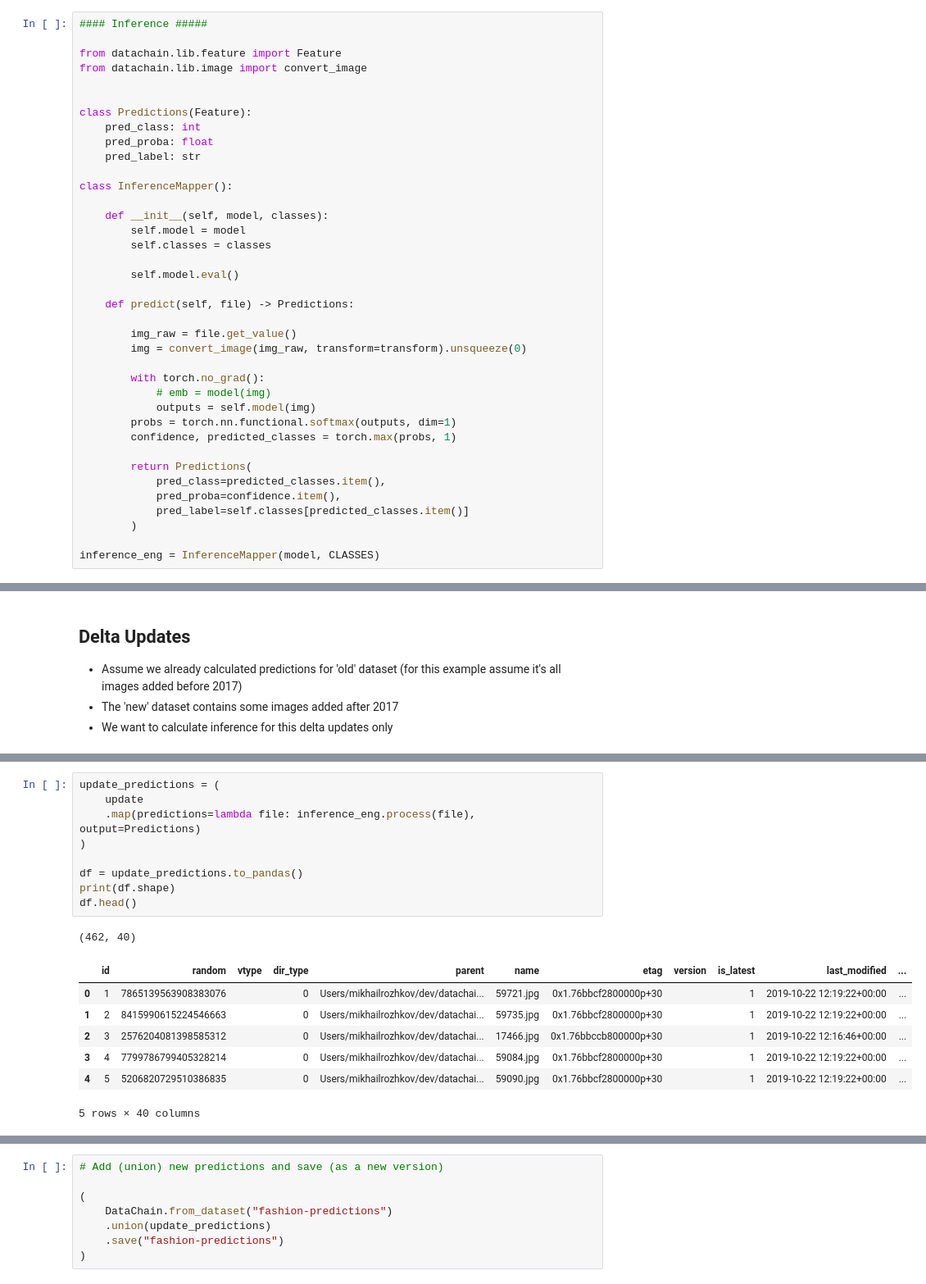
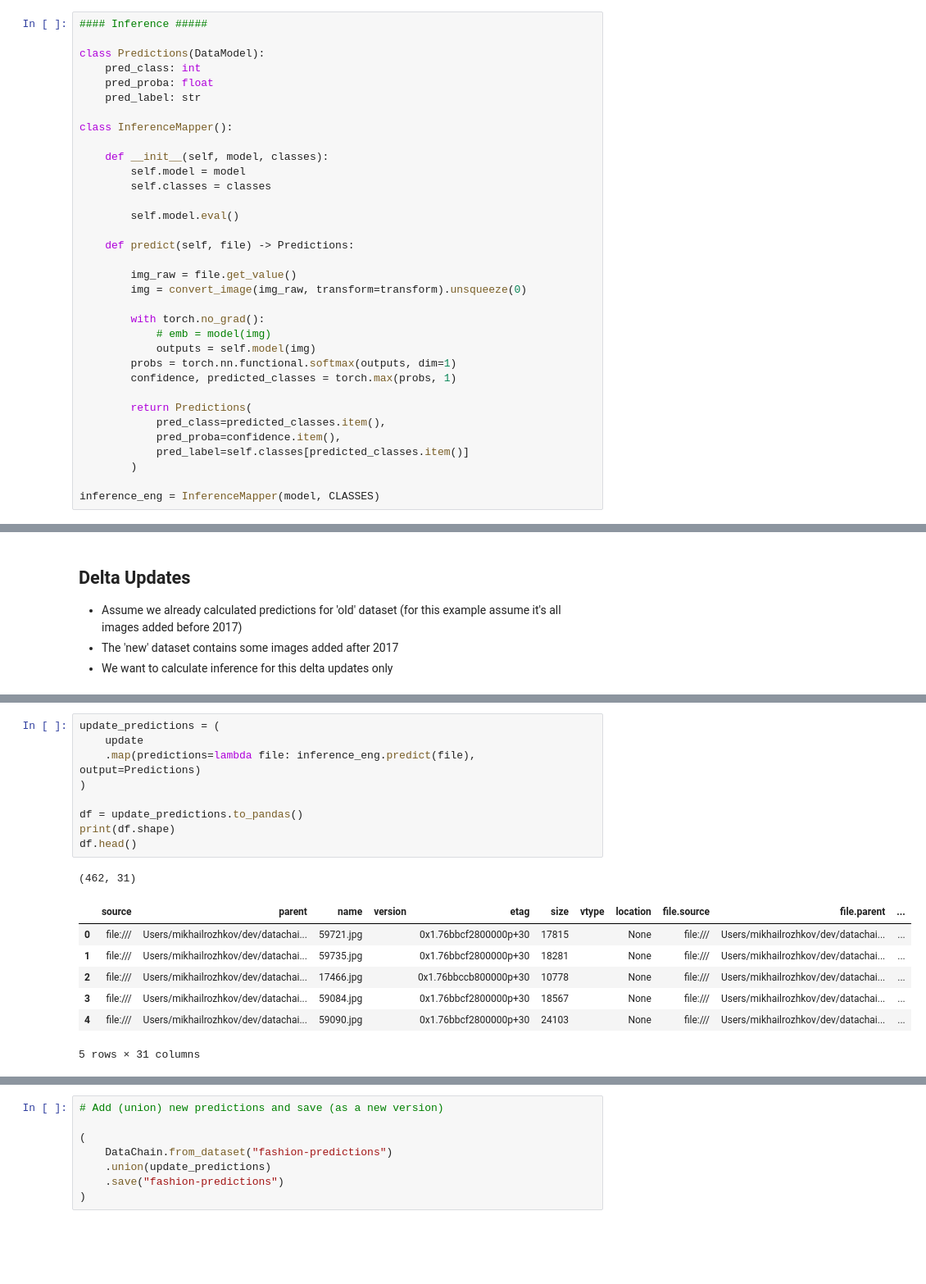
Before and after one commit to iterative/datachain, a Jupyter notebook: examples/computer_vision/fashion_product_images/4-inference.ipynb, the cells around one changed output, grey strips where cells are left out. Shown at 82% size. Saved outputs shown, nothing was run; the diff lists cells and outputs as text; blank space fills up the shorter version.

Commit message:
Update Feature to DataModel

```diff
--- a/examples/computer_vision/fashion_product_images/4-inference.ipynb
+++ b/examples/computer_vision/fashion_product_images/4-inference.ipynb
@@ -86,11 +90,7 @@ By following these steps, you can easily load a pre-trained model and its associ
 # %%
 #### Inference #####
 
-from datachain.lib.feature import Feature
-from datachain.lib.image import convert_image
-
-
-class Predictions(Feature):
+class Predictions(DataModel):
     pred_class: int
     pred_proba: float
     pred_label: str
@@ -189,21 +205,21 @@ print(update.to_pandas().shape)
 # %%
 update_predictions = (
     update
-    .map(predictions=lambda file: inference_eng.process(file), output=Predictions)
+    .map(predictions=lambda file: inference_eng.predict(file), output=Predictions)
 )
 
 df = update_predictions.to_pandas()
 print(df.shape)
 df.head()
 # %% [output]
-(462, 40)
+(462, 31)
-|  | id | random | vtype | dir_type | parent | name | etag | version | is_latest | last_modified | ... |
-| 0 | 1 | 7865139563908383076 |  | 0 | Users/mikhailrozhkov/dev/datachai... | 59721.jpg | 0x1.76bbcf2800000p+30 |  | 1 | 2019-10-22 12:19:22+00:00 | ... |
-| 1 | 2 | 8415990615224546663 |  | 0 | Users/mikhailrozhkov/dev/datachai... | 59735.jpg | 0x1.76bbcf2800000p+30 |  | 1 | 2019-10-22 12:19:22+00:00 | ... |
-| 2 | 3 | 2576204081398585312 |  | 0 | Users/mikhailrozhkov/dev/datachai... | 17466.jpg | 0x1.76bbccb800000p+30 |  | 1 | 2019-10-22 12:16:46+00:00 | ... |
-| 3 | 4 | 7799786799405328214 |  | 0 | Users/mikhailrozhkov/dev/datachai... | 59084.jpg | 0x1.76bbcf2800000p+30 |  | 1 | 2019-10-22 12:19:22+00:00 | ... |
-| 4 | 5 | 5206820729510386835 |  | 0 | Users/mikhailrozhkov/dev/datachai... | 59090.jpg | 0x1.76bbcf2800000p+30 |  | 1 | 2019-10-22 12:19:22+00:00 | ... |
+|  | source | parent | name | version | etag | size | vtype | location | file.source | file.parent | ... |
+| 0 | file:/// | Users/mikhailrozhkov/dev/datachai... | 59721.jpg |  | 0x1.76bbcf2800000p+30 | 17815 |  | None | file:/// | Users/mikhailrozhkov/dev/datachai... | ... |
+| 1 | file:/// | Users/mikhailrozhkov/dev/datachai... | 59735.jpg |  | 0x1.76bbcf2800000p+30 | 18281 |  | None | file:/// | Users/mikhailrozhkov/dev/datachai... | ... |
+| 2 | file:/// | Users/mikhailrozhkov/dev/datachai... | 17466.jpg |  | 0x1.76bbccb800000p+30 | 10778 |  | None | file:/// | Users/mikhailrozhkov/dev/datachai... | ... |
+| 3 | file:/// | Users/mikhailrozhkov/dev/datachai... | 59084.jpg |  | 0x1.76bbcf2800000p+30 | 18567 |  | None | file:/// | Users/mikhailrozhkov/dev/datachai... | ... |
+| 4 | file:/// | Users/mikhailrozhkov/dev/datachai... | 59090.jpg |  | 0x1.76bbcf2800000p+30 | 24103 |  | None | file:/// | Users/mikhailrozhkov/dev/datachai... | ... |
-5 rows × 40 columns
+5 rows × 31 columns
 # %%
 # Size of Predictions before the union (old)
 
```
Also changed, not shown: parts of 19 cells of this notebook.
